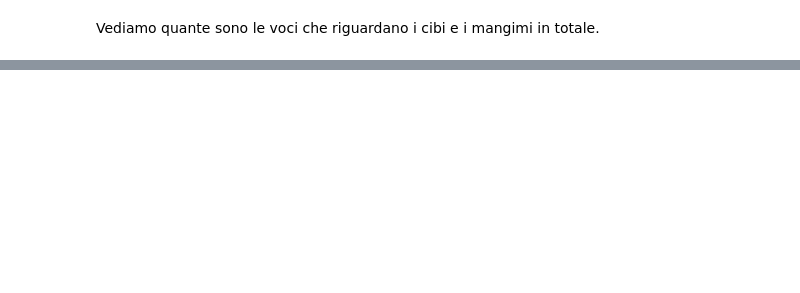
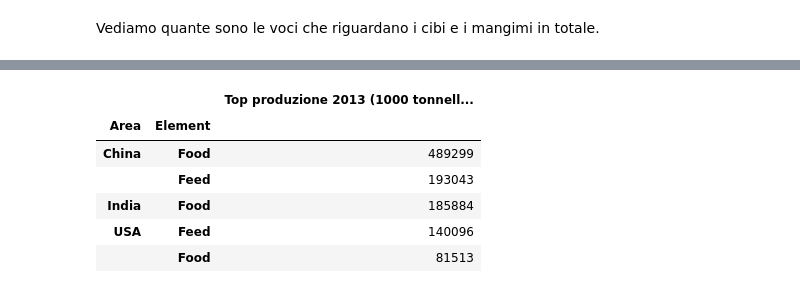
Before and after one commit to TheHextech/start2impact, a Jupyter notebook: Data_Science/Food_Project_DataVisualization_DataManipulation/EmanueleImmesiDataVis.ipynb, the cells around one changed output, grey strips where cells are left out. Drawn from its saved outputs; the diff is of its cells as text; code cells hidden in the pictures; blank space fills up the shorter version.

```diff
--- a/Data_Science/Food_Project_DataVisualization_DataManipulation/EmanueleImmesiDataVis.ipynb
+++ b/Data_Science/Food_Project_DataVisualization_DataManipulation/EmanueleImmesiDataVis.ipynb
@@ -816,0 +835,14 @@ only_feed = df_prod.loc[feed]
+# %%
+# Top 3 produttori nel 2013
+aggregations = {'Top produzione 2013 (1000 tonnellate)':pd.NamedAgg('2013', max)}
+
+df_prod.groupby(['Area', 'Element']).agg(**aggregations).sort_values(by='Top produzione 2013 (1000 tonnellate)',
+                                                                     ascending=False).head()
+# %% [output]
+|  |  | Top produzione 2013 (1000 tonnell... |
+| Area | Element |  |
+| China | Food | 489299 |
+|  | Feed | 193043 |
+| India | Food | 185884 |
+| USA | Feed | 140096 |
+|  | Food | 81513 |
```
Also changed, not shown: parts of 24 cells of this notebook.
